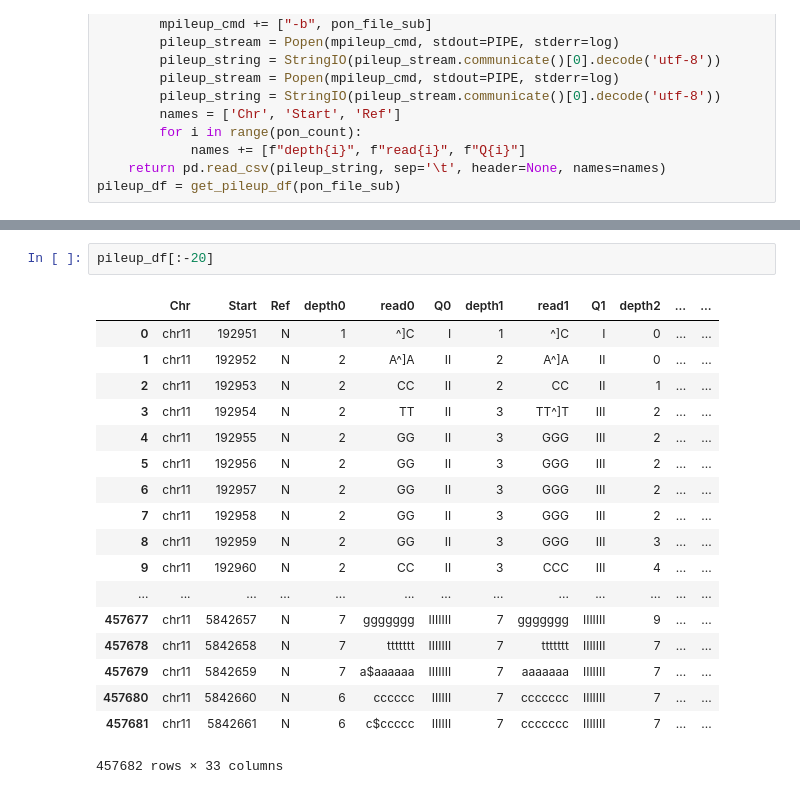
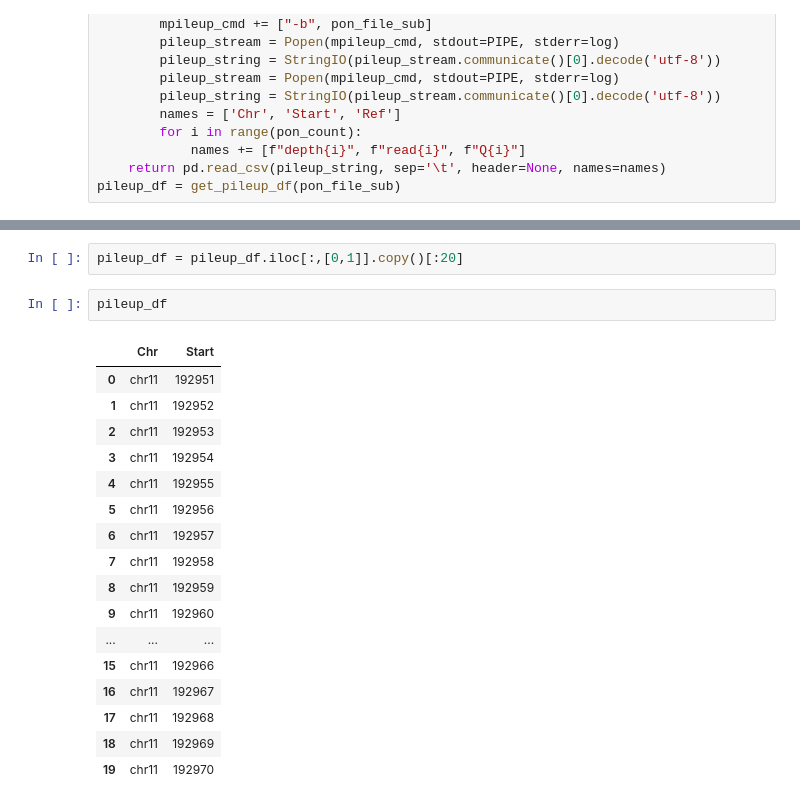
Before and after one commit to Mar111tiN/EBFilter, a Jupyter notebook: ABcache.ipynb, the cells around one changed output, grey strips where cells are left out. Saved outputs shown, nothing was run; the diff lists cells and outputs as text.

Commit message:
caching started

```diff
--- a/ABcache.ipynb
+++ b/ABcache.ipynb
@@ -127,21 +142,22 @@ pileup_df = get_pileup_df(pon_file_sub)
+# %%
+pileup_df = pileup_df.iloc[:,[0,1]].copy()[:20]
 # %%
-pileup_df[:-20]
+pileup_df
 # %% [output]
-|  | Chr | Start | Ref | depth0 | read0 | Q0 | depth1 | read1 | Q1 | depth2 | ... | ... |
-| 0 | chr11 | 192951 | N | 1 | ^]C | I | 1 | ^]C | I | 0 | ... | ... |
-| 1 | chr11 | 192952 | N | 2 | A^]A | II | 2 | A^]A | II | 0 | ... | ... |
-| 2 | chr11 | 192953 | N | 2 | CC | II | 2 | CC | II | 1 | ... | ... |
-| 3 | chr11 | 192954 | N | 2 | TT | II | 3 | TT^]T | III | 2 | ... | ... |
-| 4 | chr11 | 192955 | N | 2 | GG | II | 3 | GGG | III | 2 | ... | ... |
-| 5 | chr11 | 192956 | N | 2 | GG | II | 3 | GGG | III | 2 | ... | ... |
-| 6 | chr11 | 192957 | N | 2 | GG | II | 3 | GGG | III | 2 | ... | ... |
-| 7 | chr11 | 192958 | N | 2 | GG | II | 3 | GGG | III | 2 | ... | ... |
-| 8 | chr11 | 192959 | N | 2 | GG | II | 3 | GGG | III | 3 | ... | ... |
-| 9 | chr11 | 192960 | N | 2 | CC | II | 3 | CCC | III | 4 | ... | ... |
-| ... | ... | ... | ... | ... | ... | ... | ... | ... | ... | ... | ... | ... |
-| 457677 | chr11 | 5842657 | N | 7 | ggggggg | IIIIIII | 7 | ggggggg | IIIIIII | 9 | ... | ... |
-| 457678 | chr11 | 5842658 | N | 7 | ttttttt | IIIIIII | 7 | ttttttt | IIIIIII | 7 | ... | ... |
-| 457679 | chr11 | 5842659 | N | 7 | a$aaaaaa | IIIIIII | 7 | aaaaaaa | IIIIIII | 7 | ... | ... |
-| 457680 | chr11 | 5842660 | N | 6 | cccccc | IIIIII | 7 | ccccccc | IIIIIII | 7 | ... | ... |
-| 457681 | chr11 | 5842661 | N | 6 | c$ccccc | IIIIII | 7 | ccccccc | IIIIIII | 7 | ... | ... |
+|  | Chr | Start |
+| 0 | chr11 | 192951 |
+| 1 | chr11 | 192952 |
+| 2 | chr11 | 192953 |
+| 3 | chr11 | 192954 |
+| 4 | chr11 | 192955 |
+| 5 | chr11 | 192956 |
+| 6 | chr11 | 192957 |
+| 7 | chr11 | 192958 |
+| 8 | chr11 | 192959 |
+| 9 | chr11 | 192960 |
+| ... | ... | ... |
+| 15 | chr11 | 192966 |
+| 16 | chr11 | 192967 |
+| 17 | chr11 | 192968 |
+| 18 | chr11 | 192969 |
+| 19 | chr11 | 192970 |
-457682 rows × 33 columns
```
Also changed, not shown: parts of 6 cells of this notebook, 4 other files.
